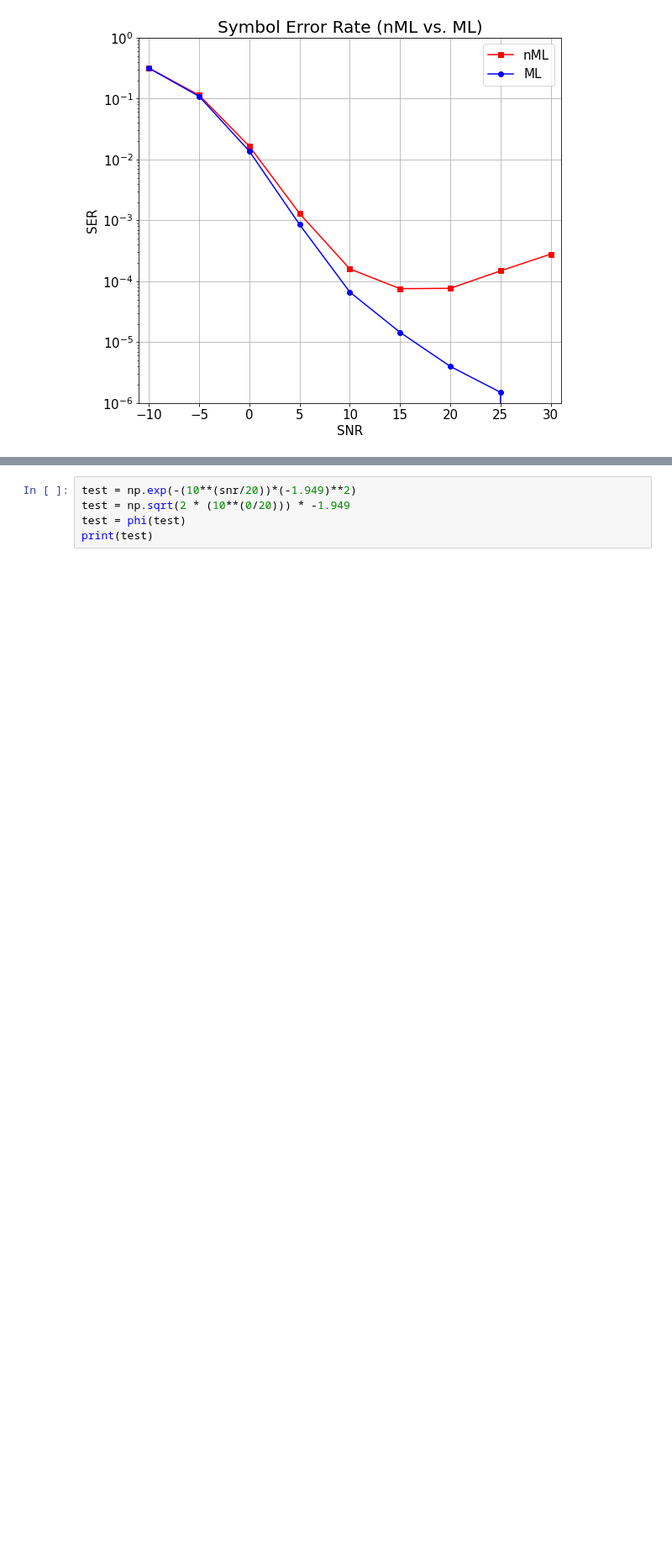
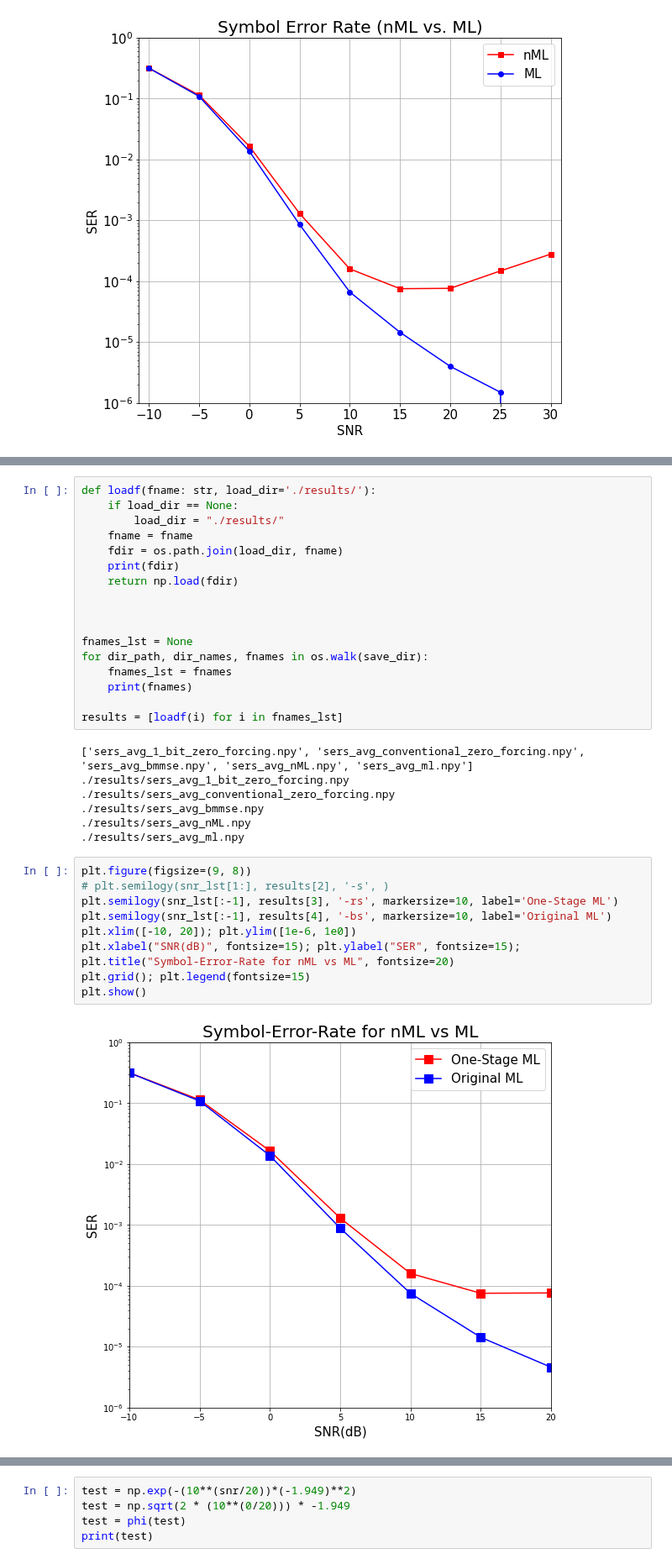
Before and after one commit to IISL-HYU/comm, a Jupyter notebook: nML_practice.ipynb, the cells around one changed output, grey strips where cells are left out. Shown at 84% size. Drawn from its saved outputs; the diff is of its cells as text; blank space fills up the shorter version.

```diff
--- a/nML_practice.ipynb
+++ b/nML_practice.ipynb
@@ -551,3 +575,38 @@ plt.show()
+# %%
+def loadf(fname: str, load_dir='./results/'):
+    if load_dir == None:
+        load_dir = "./results/"
+    fname = fname
+    fdir = os.path.join(load_dir, fname)
+    print(fdir)
+    return np.load(fdir)
+
+
+
+fnames_lst = None
+for dir_path, dir_names, fnames in os.walk(save_dir):
+    fnames_lst = fnames
+    print(fnames)
+
+results = [loadf(i) for i in fnames_lst]
+# %% [output]
+['sers_avg_1_bit_zero_forcing.npy', 'sers_avg_conventional_zero_forcing.npy', 'sers_avg_bmmse.npy', 'sers_avg_nML.npy', 'sers_avg_ml.npy']
+./results/sers_avg_1_bit_zero_forcing.npy
+./results/sers_avg_conventional_zero_forcing.npy
+./results/sers_avg_bmmse.npy
+./results/sers_avg_nML.npy
+./results/sers_avg_ml.npy
+# %%
+plt.figure(figsize=(9, 8))
+# plt.semilogy(snr_lst[1:], results[2], '-s', )
+plt.semilogy(snr_lst[:-1], results[3], '-rs', markersize=10, label='One-Stage ML')
+plt.semilogy(snr_lst[:-1], results[4], '-bs', markersize=10, label='Original ML')
+plt.xlim([-10, 20]); plt.ylim([1e-6, 1e0])
+plt.xlabel("SNR(dB)", fontsize=15); plt.ylabel("SER", fontsize=15); plt.title("Symbol-Error-Rate for nML vs ML", fontsize=20)
+plt.grid(); plt.legend(fontsize=15)
+plt.show()
+# %% [output]
+[figure, added]
 # %%
 num1 = np.matmul(G_tilde.T, np.ones_like(y_re))
 denom1 = np.linalg.norm(num1)
```
Also changed, not shown: parts of 4 cells of this notebook, 1 other file.
